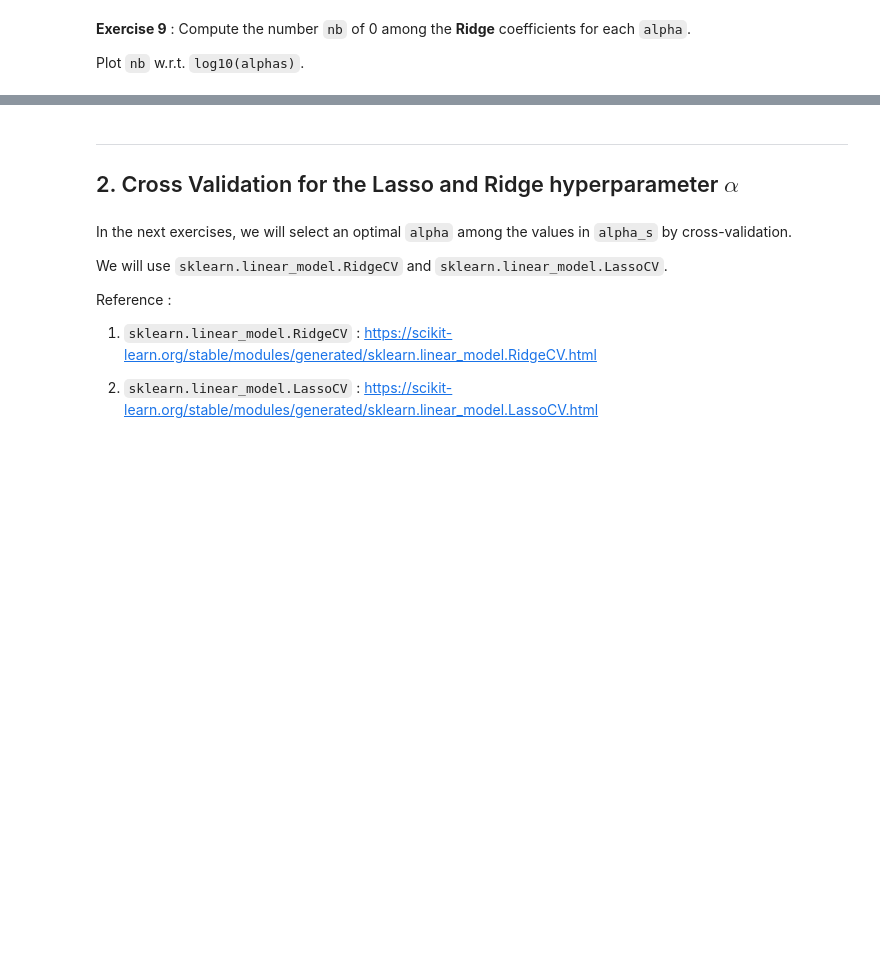
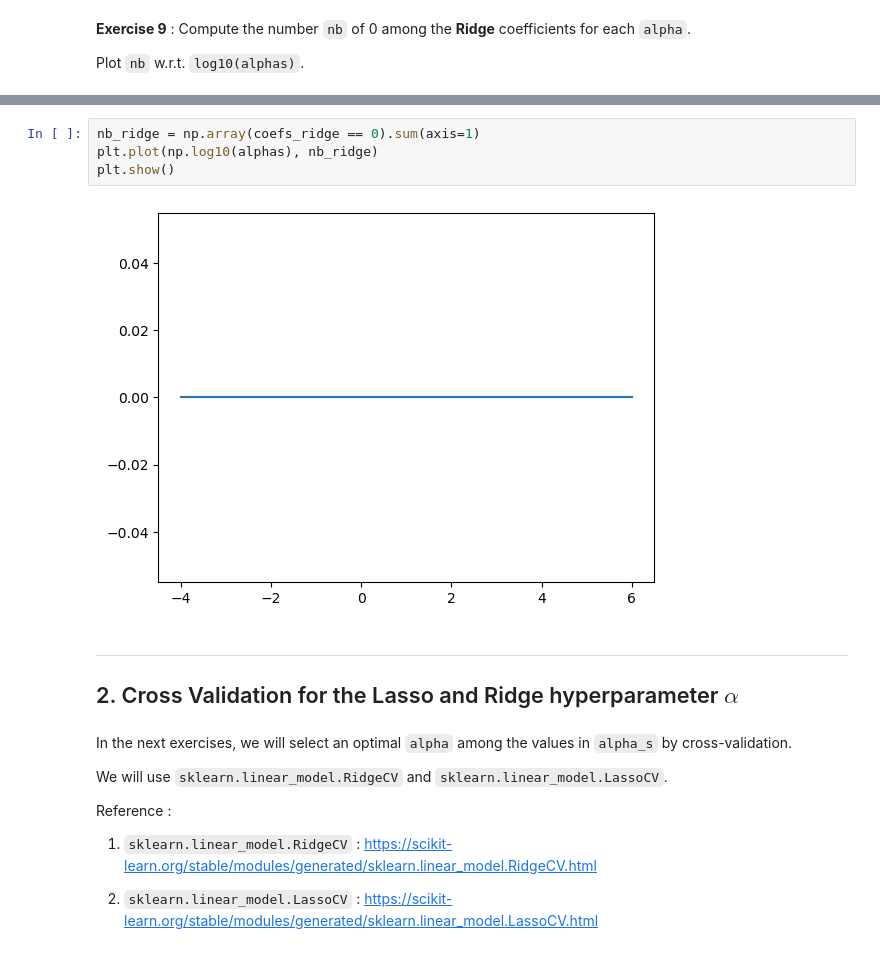
Before and after one commit to ArthurDanjou/ArtStudies, a Jupyter notebook: M1/Statistical Learning/TP4_Ridge_Lasso_and_CV.ipynb, the cells around one changed output, grey strips where cells are left out. Cells and saved outputs as stored; diff of their text form; blank space fills up the shorter version.

```diff
--- a/M1/Statistical Learning/TP4_Ridge_Lasso_and_CV.ipynb
+++ b/M1/Statistical Learning/TP4_Ridge_Lasso_and_CV.ipynb
@@ -313,3 +414,9 @@ Plot `nb` w.r.t. `log10(alphas)`.
+# %%
+nb_ridge = np.array(coefs_ridge == 0).sum(axis=1)
+plt.plot(np.log10(alphas), nb_ridge)
+plt.show()
+# %% [output]
+[figure, added]
 # %% [markdown]
 ----------------
 
```
Also changed, not shown: parts of 51 cells of this notebook.
